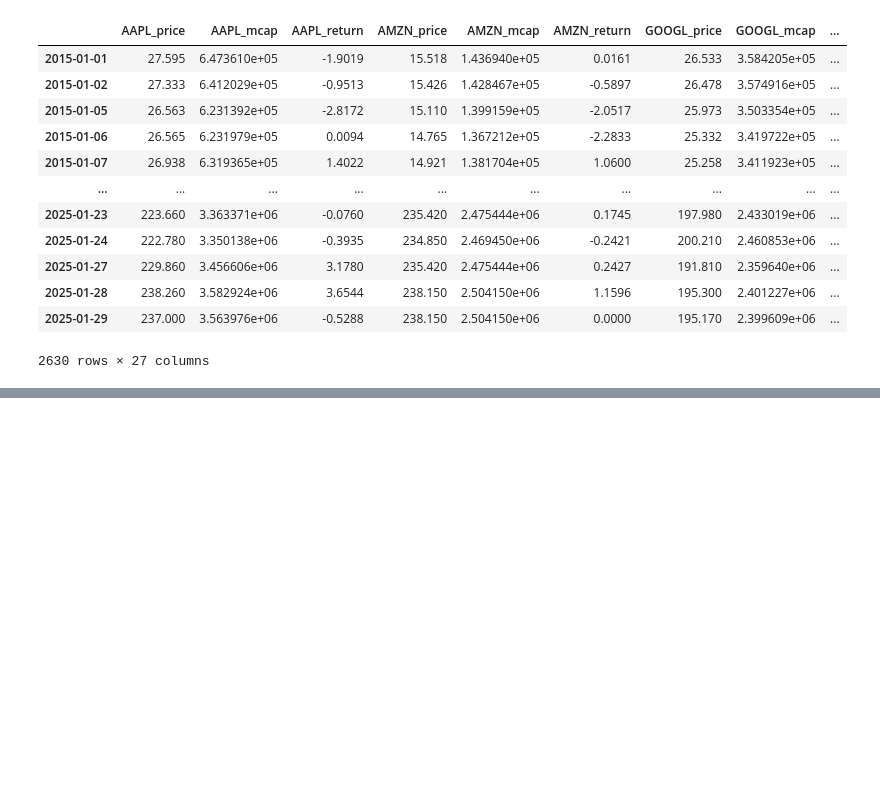
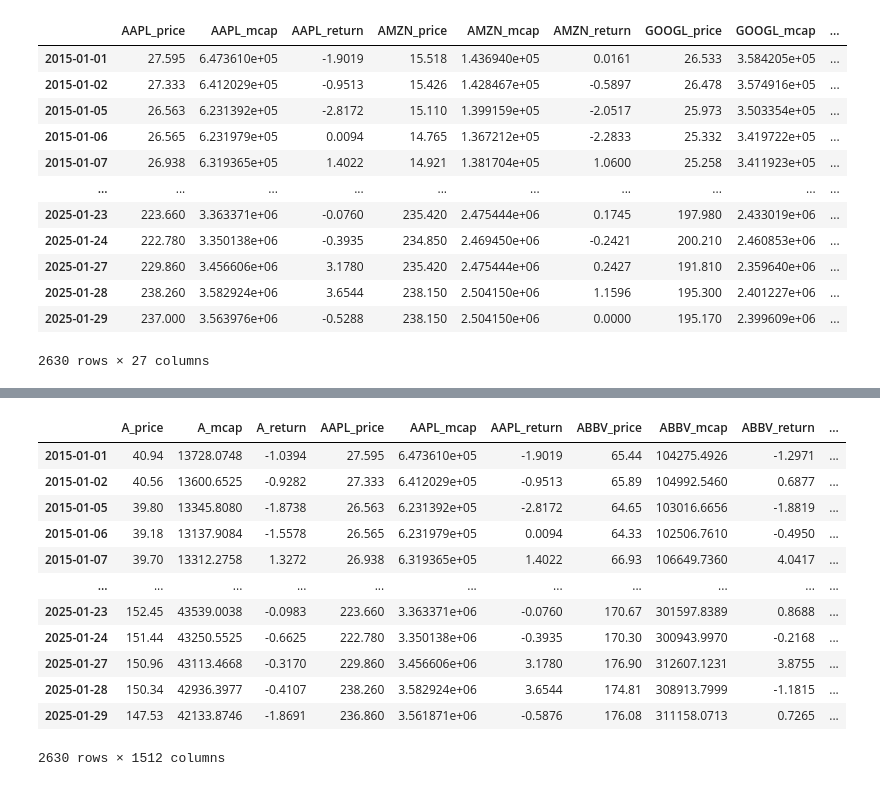
Before and after one commit to tryt0c0de/IAQF_STRAT, a Jupyter notebook: data_preprocessing.ipynb, the cells around one changed output, grey strips where cells are left out. Cells and saved outputs as stored; diff of their text form; code cells hidden in the pictures; blank space fills up the shorter version.

Commit message:
Preprocessed data on remaining 492 SPX securities

```diff
--- a/data_preprocessing.ipynb
+++ b/data_preprocessing.ipynb
@@ -90,0 +93,4 @@ bbg_df.to_csv("bbg_data.csv")
+# %%
+bbg_all_df = pd.read_excel("Data/bbg_data.xlsx", sheet_name=1, header=[3, 4, 5], index_col=0)
+
+bbg_all_df
@@ -90,0 +113,25 @@ bbg_df.to_csv("bbg_data.csv")
+# %%
+new_columns = []
+
+for ticker, _, _ in bbg_all_df.columns[::3]:
+    new_columns.append(f"{ticker[:-10]}_price")
+    new_columns.append(f"{ticker[:-10]}_mcap")
+    new_columns.append(f"{ticker[:-10]}_return")
+
+bbg_all_df.columns = new_columns
+
+bbg_all_df
+# %% [output]
+|  | A_price | A_mcap | A_return | AAPL_price | AAPL_mcap | AAPL_return | ABBV_price | ABBV_mcap | ABBV_return | ... |
+| 2015-01-01 | 40.94 | 13728.0748 | -1.0394 | 27.595 | 6.473610e+05 | -1.9019 | 65.44 | 104275.4926 | -1.2971 | ... |
+| 2015-01-02 | 40.56 | 13600.6525 | -0.9282 | 27.333 | 6.412029e+05 | -0.9513 | 65.89 | 104992.5460 | 0.6877 | ... |
+| 2015-01-05 | 39.80 | 13345.8080 | -1.8738 | 26.563 | 6.231392e+05 | -2.8172 | 64.65 | 103016.6656 | -1.8819 | ... |
+| 2015-01-06 | 39.18 | 13137.9084 | -1.5578 | 26.565 | 6.231979e+05 | 0.0094 | 64.33 | 102506.7610 | -0.4950 | ... |
+| 2015-01-07 | 39.70 | 13312.2758 | 1.3272 | 26.938 | 6.319365e+05 | 1.4022 | 66.93 | 106649.7360 | 4.0417 | ... |
+| ... | ... | ... | ... | ... | ... | ... | ... | ... | ... | ... |
+| 2025-01-23 | 152.45 | 43539.0038 | -0.0983 | 223.660 | 3.363371e+06 | -0.0760 | 170.67 | 301597.8389 | 0.8688 | ... |
+| 2025-01-24 | 151.44 | 43250.5525 | -0.6625 | 222.780 | 3.350138e+06 | -0.3935 | 170.30 | 300943.9970 | -0.2168 | ... |
+| 2025-01-27 | 150.96 | 43113.4668 | -0.3170 | 229.860 | 3.456606e+06 | 3.1780 | 176.90 | 312607.1231 | 3.8755 | ... |
+| 2025-01-28 | 150.34 | 42936.3977 | -0.4107 | 238.260 | 3.582924e+06 | 3.6544 | 174.81 | 308913.7999 | -1.1815 | ... |
+| 2025-01-29 | 147.53 | 42133.8746 | -1.8691 | 236.860 | 3.561871e+06 | -0.5876 | 176.08 | 311158.0713 | 0.7265 | ... |
+2630 rows × 1512 columns
```
Also changed, not shown: parts of 4 cells of this notebook, 1 other file.
